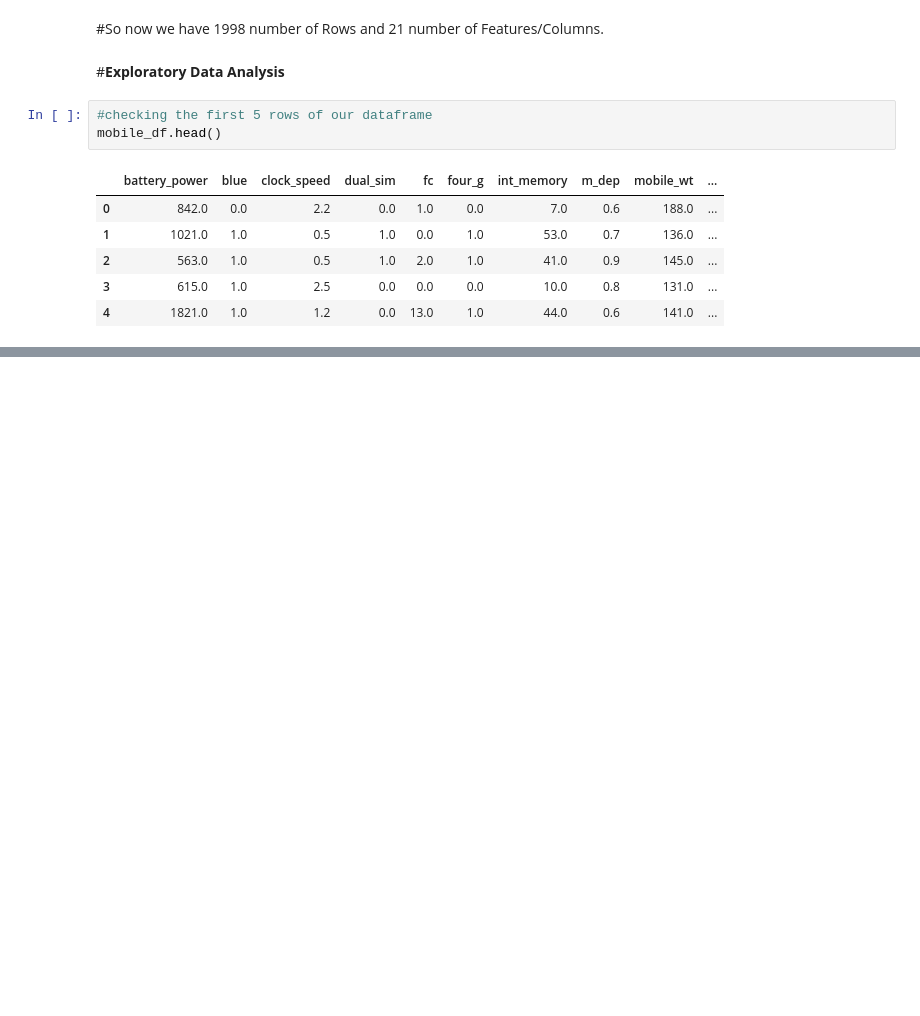
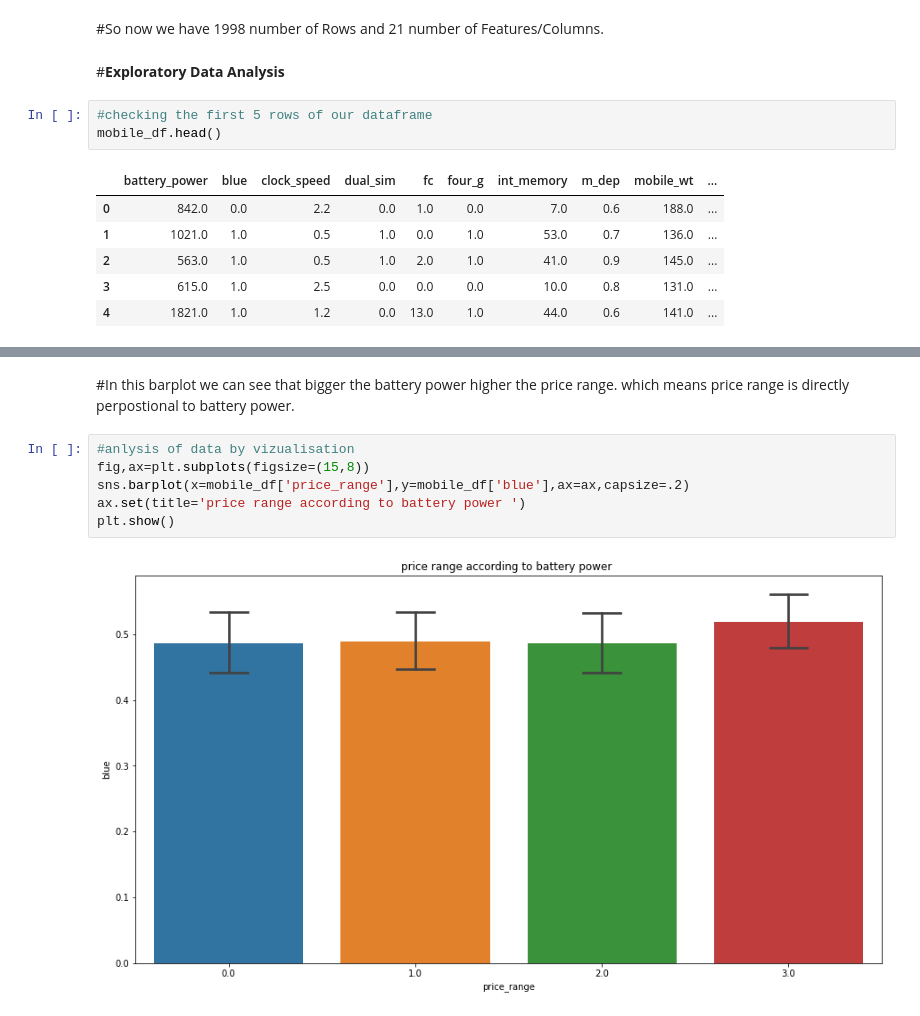
Before and after one commit to Lovejeet-Singh-31/Mobile-Price-Range-Prediction, a Jupyter notebook: Mobile_Price_Range_Prediction.ipynb, the cells around one changed output, grey strips where cells are left out. Drawn from its saved outputs; the diff is of its cells as text; blank space fills up the shorter version.

```diff
--- a/Mobile_Price_Range_Prediction.ipynb
+++ b/Mobile_Price_Range_Prediction.ipynb
@@ -255,0 +293,10 @@ mobile_df.head()
+# %% [markdown]
+#In this barplot we can see that bigger the battery power higher the price range. which means price range is directly perpostional to battery power.
+# %%
+#anlysis of data by vizualisation
+fig,ax=plt.subplots(figsize=(15,8))
+sns.barplot(x=mobile_df['price_range'],y=mobile_df['blue'],ax=ax,capsize=.2)
+ax.set(title='price range according to battery power ')
+plt.show()
+# %% [output]
+[figure, added]
```
Also changed, not shown: parts of 6 cells of this notebook.
